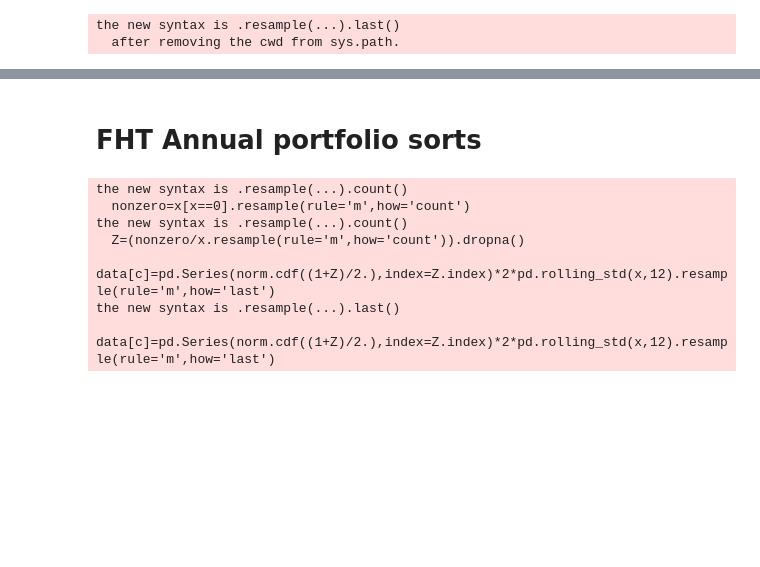
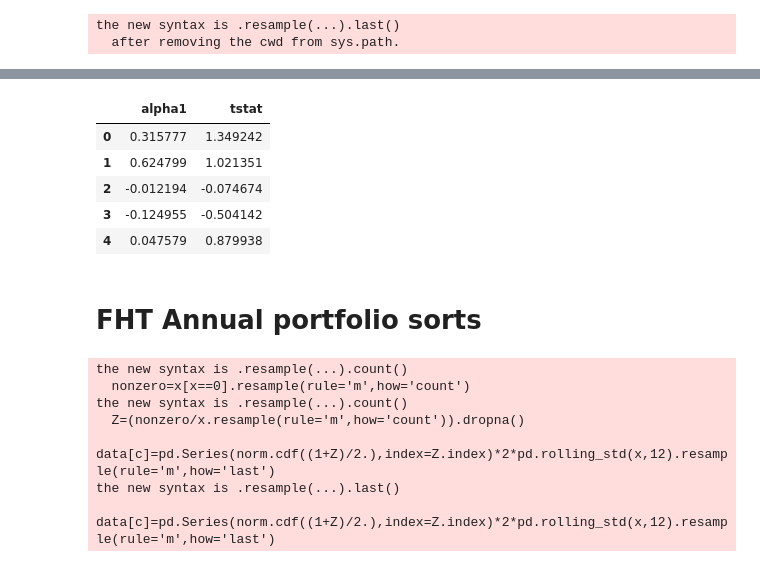
Before and after one commit to mrefermat/FinancePhD, a Jupyter notebook: LiquidityMomentum/Paper 2 - LiquidityFactor.ipynb, the cells around one changed output, grey strips where cells are left out. Drawn from its saved outputs; the diff is of its cells as text; code cells hidden in the pictures; blank space fills up the shorter version.

```diff
--- a/LiquidityMomentum/Paper 2 - LiquidityFactor.ipynb
+++ b/LiquidityMomentum/Paper 2 - LiquidityFactor.ipynb
@@ -79,3 +107,12 @@ KeyError: 'Agriculturals'
+# %%
+final_res
+# %% [output]
+|  | alpha1 | tstat |
+| 0 | 0.315777 | 1.349242 |
+| 1 | 0.624799 | 1.021351 |
+| 2 | -0.012194 | -0.074674 |
+| 3 | -0.124955 | -0.504142 |
+| 4 | 0.047579 | 0.879938 |
 # %% [markdown]
 # FHT Annual portfolio sorts
 # %%
```
Also changed, not shown: parts of 14 cells of this notebook, 3 other files.
